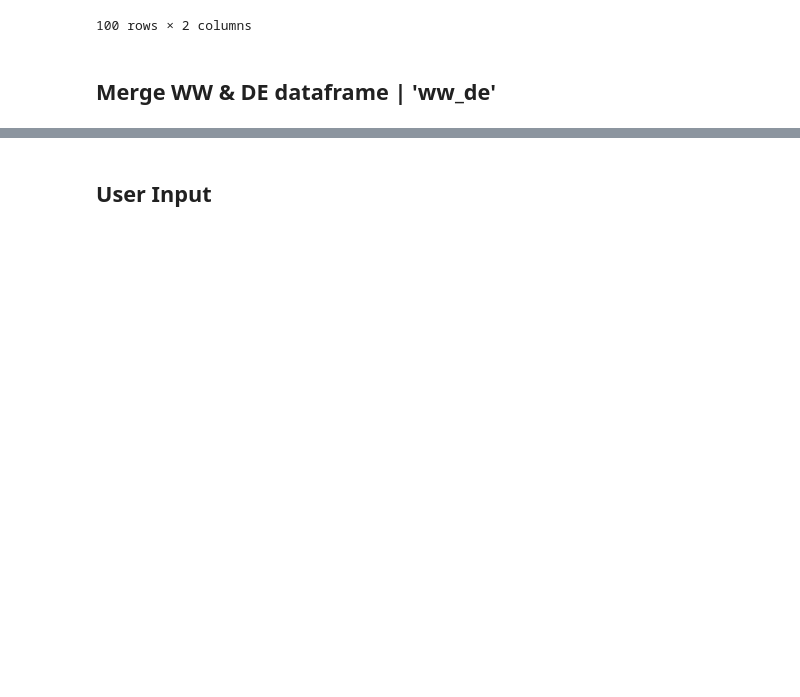
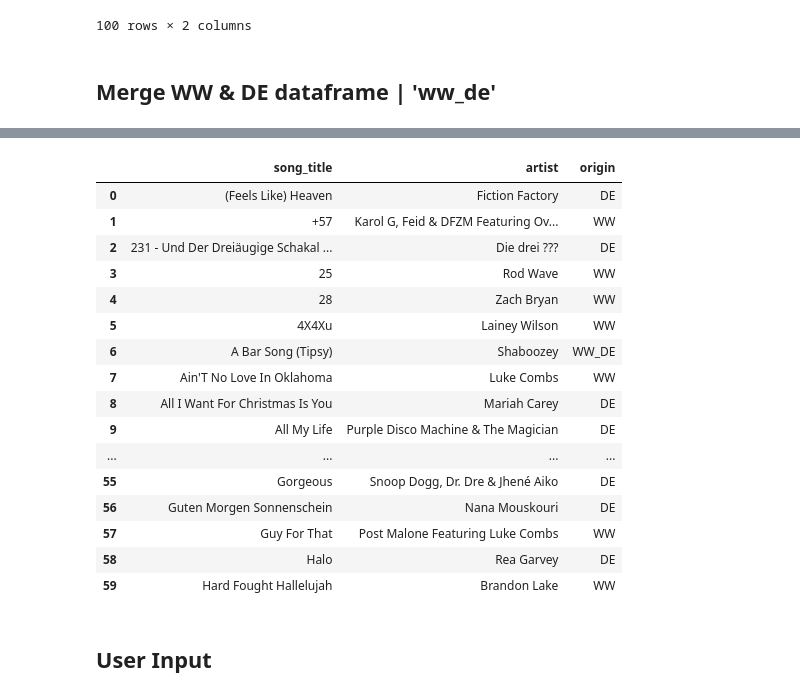
Before and after one commit to Marc-Bouche/spotify-song-recommendation, a Jupyter notebook: spotify_recommendation.ipynb, the cells around one changed output, grey strips where cells are left out. Cells and saved outputs as stored; diff of their text form; code cells hidden in the pictures; blank space fills up the shorter version.

```diff
--- a/spotify_recommendation.ipynb
+++ b/spotify_recommendation.ipynb
@@ -203,9 +220,28 @@ ww_de
 # %%
 # Save to a subfolder in the current directory
 file_path = '/Users/mbouch17/Desktop/IronHack/Labs &  Project/spotify-song-recommendation/csv_files/ww_de.csv'
 
 # Save to CSV
 ww_de.to_csv(file_path, index=False)
+ww_de.head(60)
+# %% [output]
+|  | song_title | artist | origin |
+| 0 | (Feels Like) Heaven | Fiction Factory | DE |
+| 1 | +57 | Karol G, Feid & DFZM Featuring Ov... | WW |
+| 2 | 231 - Und Der Dreiäugige Schakal ... | Die drei ??? | DE |
+| 3 | 25 | Rod Wave | WW |
+| 4 | 28 | Zach Bryan | WW |
+| 5 | 4X4Xu | Lainey Wilson | WW |
+| 6 | A Bar Song (Tipsy) | Shaboozey | WW_DE |
+| 7 | Ain'T No Love In Oklahoma | Luke Combs | WW |
+| 8 | All I Want For Christmas Is You | Mariah Carey | DE |
+| 9 | All My Life | Purple Disco Machine & The Magician | DE |
+| ... | ... | ... | ... |
+| 55 | Gorgeous | Snoop Dogg, Dr. Dre & Jhené Aiko | DE |
+| 56 | Guten Morgen Sonnenschein | Nana Mouskouri | DE |
+| 57 | Guy For That | Post Malone Featuring Luke Combs | WW |
+| 58 | Halo | Rea Garvey | DE |
+| 59 | Hard Fought Hallelujah | Brandon Lake | WW |
 # %% [markdown]
 ## **User Input**
 # %%
```
Also changed, not shown: parts of 50 cells of this notebook, 5 other files.
